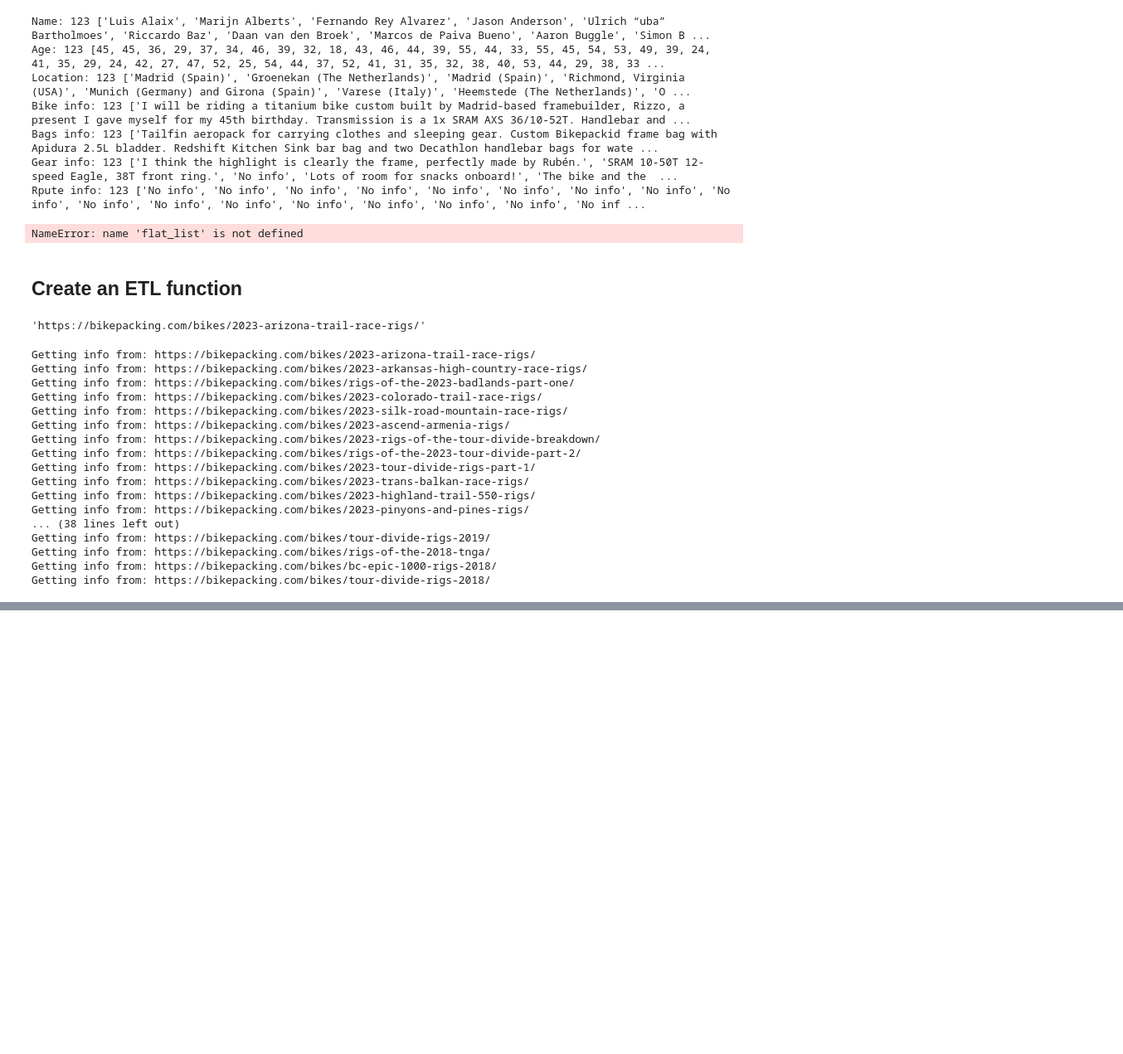
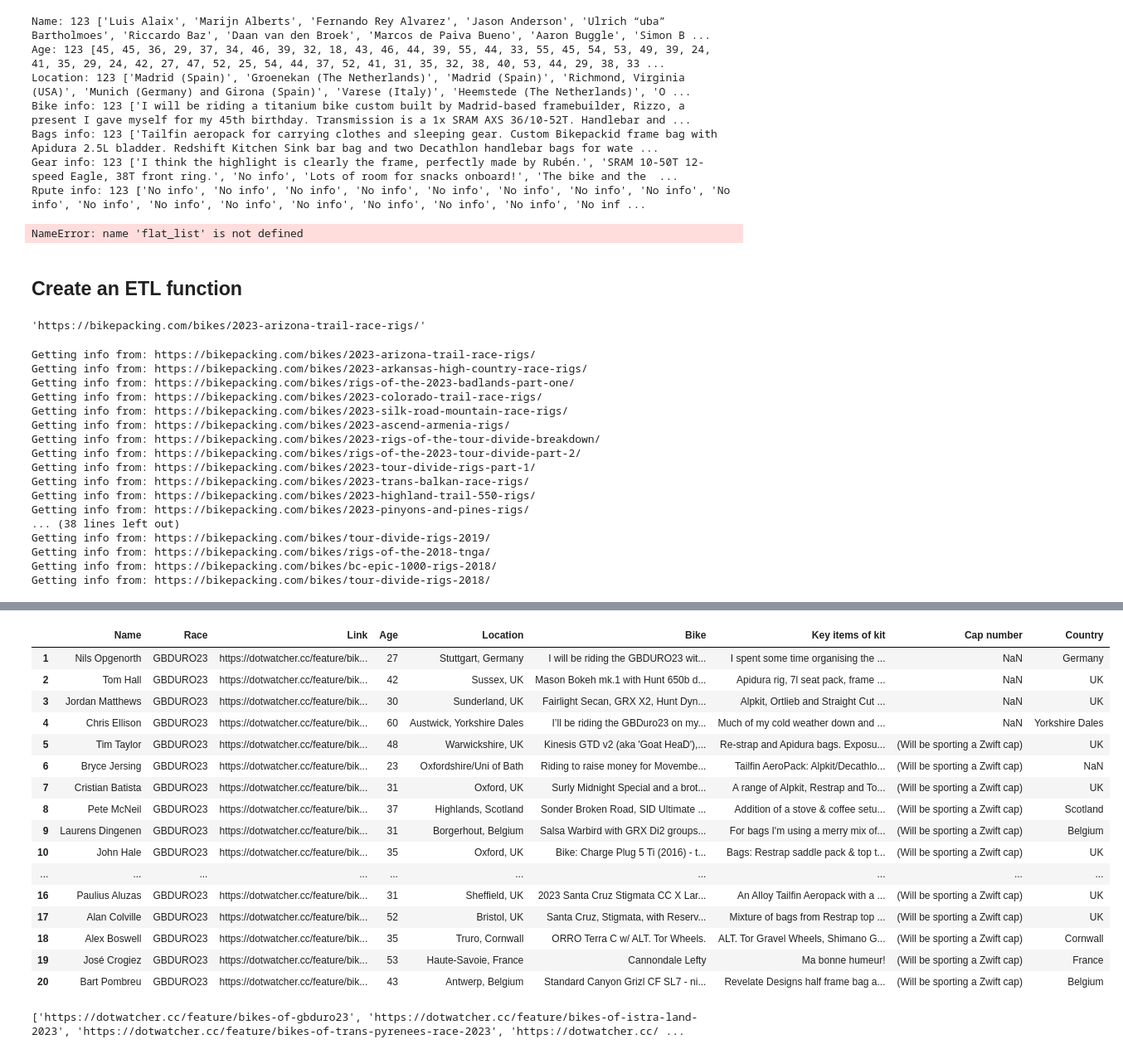
Before and after one commit to edugonzaloalmorox/endurance, a Jupyter notebook: notebooks/exploratory.ipynb, the cells around one changed output, grey strips where cells are left out. Shown at 83% size. Drawn from its saved outputs; the diff is of its cells as text; code cells hidden in the pictures; blank space fills up the shorter version.

Commit message:
Add logic for dotwatch

```diff
--- a/notebooks/exploratory.ipynb
+++ b/notebooks/exploratory.ipynb
@@ -13,7 +16,7 @@ nest_asyncio.apply()
 async def main(url):
     browser = await launch()
     page = await browser.newPage()
-    await page.goto(url)
+    await page.goto(url, {'timeout': 60000})
 
     # Get html
 
@@ -788,0 +867,15 @@ df_endurance.to_csv('data/df_endurance.csv', index=False)
+# %%
+url = 'https://dotwatcher.cc/feature/bikes-of-gbduro23'
+
+url_dict = {'Link': url}
+
+
+
+
+html_response = asyncio.get_event_loop().run_until_complete(main(url))
+soup = BeautifulSoup(html_response, 'html.parser')
+# %%
+race = soup.find('h1').text
+race_dict = {'Race': race}
+
+race_dict
@@ -788,0 +921,56 @@ df_endurance.to_csv('data/df_endurance.csv', index=False)
+# %%
+# Tidy information
+
+def remove_string(column, string_to_remove):
+    return column.str.lstrip(string_to_remove).str.strip()
+
+
+# List of columns to apply the operation
+columns_to_remove_string = ['Name', 'Race', 'Bike', 'Age', 'Location', 'Key items of kit', 'Cap number']
+
+# String to remove for each column
+strings_to_remove = {'Name': 'Name:',
+                     'Race': 'Bikes of ',
+                     'Bike': 'Bike:',
+                     'Location': 'Location:',
+                     'Age': 'Age:',
+                     'Key items of kit': 'Key items of kit:',
+                     'Cap number': 'Cap number:'}
+
+for column in columns_to_remove_string:
+    df_test[column] = remove_string(df_test[column], strings_to_remove[column])
+
+# Get the country from the Location column
+df_test['Country'] = df_test['Location'].str.split(',').str[1].str.strip()
+
+# Remove  rows with all columns NaN
+
+df_test = df_test.dropna(how='all')
+
+# concatenate race_dict  with df_test
+
+
+# Print the updated DataFrame
+df_test
+# %% [output]
+|  | Name | Race | Link | Age | Location | Bike | Key items of kit | Cap number | Country |
+| 1 | Nils Opgenorth | GBDURO23 | https://dotwatcher.cc/feature/bik... | 27 | Stuttgart, Germany | I will be riding the GBDURO23 wit... | I spent some time organising the ... | NaN | Germany |
+| 2 | Tom Hall | GBDURO23 | https://dotwatcher.cc/feature/bik... | 42 | Sussex, UK | Mason Bokeh mk.1 with Hunt 650b d... | Apidura rig, 7l seat pack, frame ... | NaN | UK |
+| 3 | Jordan Matthews | GBDURO23 | https://dotwatcher.cc/feature/bik... | 30 | Sunderland, UK | Fairlight Secan, GRX X2, Hunt Dyn... | Alpkit, Ortlieb and Straight Cut ... | NaN | UK |
+| 4 | Chris Ellison | GBDURO23 | https://dotwatcher.cc/feature/bik... | 60 | Austwick, Yorkshire Dales | I’ll be riding the GBDuro23 on my... | Much of my cold weather down and ... | NaN | Yorkshire Dales |
+| 5 | Tim Taylor | GBDURO23 | https://dotwatcher.cc/feature/bik... | 48 | Warwickshire, UK | Kinesis GTD v2 (aka 'Goat HeaD'),... | Re-strap and Apidura bags. Exposu... | (Will be sporting a Zwift cap) | UK |
+| 6 | Bryce Jersing | GBDURO23 | https://dotwatcher.cc/feature/bik... | 23 | Oxfordshire/Uni of Bath | Riding to raise money for Movembe... | Tailfin AeroPack: Alpkit/Decathlo... | (Will be sporting a Zwift cap) | NaN |
+| 7 | Cristian Batista | GBDURO23 | https://dotwatcher.cc/feature/bik... | 31 | Oxford, UK | Surly Midnight Special and a brot... | A range of Alpkit, Restrap and To... | (Will be sporting a Zwift cap) | UK |
+| 8 | Pete McNeil | GBDURO23 | https://dotwatcher.cc/feature/bik... | 37 | Highlands, Scotland | Sonder Broken Road, SID Ultimate ... | Addition of a stove & coffee setu... | (Will be sporting a Zwift cap) | Scotland |
+| 9 | Laurens Dingenen | GBDURO23 | https://dotwatcher.cc/feature/bik... | 31 | Borgerhout, Belgium | Salsa Warbird with GRX Di2 groups... | For bags I'm using a merry mix of... | (Will be sporting a Zwift cap) | Belgium |
+| 10 | John Hale | GBDURO23 | https://dotwatcher.cc/feature/bik... | 35 | Oxford, UK | Bike: Charge Plug 5 Ti (2016) - t... | Bags: Restrap saddle pack & top t... | (Will be sporting a Zwift cap) | UK |
+| ... | ... | ... | ... | ... | ... | ... | ... | ... | ... |
+| 16 | Paulius Aluzas | GBDURO23 | https://dotwatcher.cc/feature/bik... | 31 | Sheffield, UK | 2023 Santa Cruz Stigmata CC X Lar... | An Alloy Tailfin Aeropack with a ... | (Will be sporting a Zwift cap) | UK |
+| 17 | Alan Colville | GBDURO23 | https://dotwatcher.cc/feature/bik... | 52 | Bristol, UK | Santa Cruz, Stigmata, with Reserv... | Mixture of bags from Restrap top ... | (Will be sporting a Zwift cap) | UK |
+| 18 | Alex Boswell | GBDURO23 | https://dotwatcher.cc/feature/bik... | 35 | Truro, Cornwall | ORRO Terra C w/ ALT. Tor Wheels. | ALT. Tor Gravel Wheels, Shimano G... | (Will be sporting a Zwift cap) | Cornwall |
+| 19 | José Crogiez | GBDURO23 | https://dotwatcher.cc/feature/bik... | 53 | Haute-Savoie, France | Cannondale Lefty | Ma bonne humeur! | (Will be sporting a Zwift cap) | France |
+| 20 | Bart Pombreu | GBDURO23 | https://dotwatcher.cc/feature/bik... | 43 | Antwerp, Belgium | Standard Canyon Grizl CF SL7 - ni... | Revelate Designs half frame bag a... | (Will be sporting a Zwift cap) | Belgium |
+# %%
+print(flat_list)
+# %% [output]
+['https://dotwatcher.cc/feature/bikes-of-gbduro23', 'https://dotwatcher.cc/feature/bikes-of-istra-land-2023', 'https://dotwatcher.cc/feature/bikes-of-trans-pyrenees-race-2023', 'https://dotwatcher.cc/ ...
```
Also changed, not shown: parts of 11 cells of this notebook.
